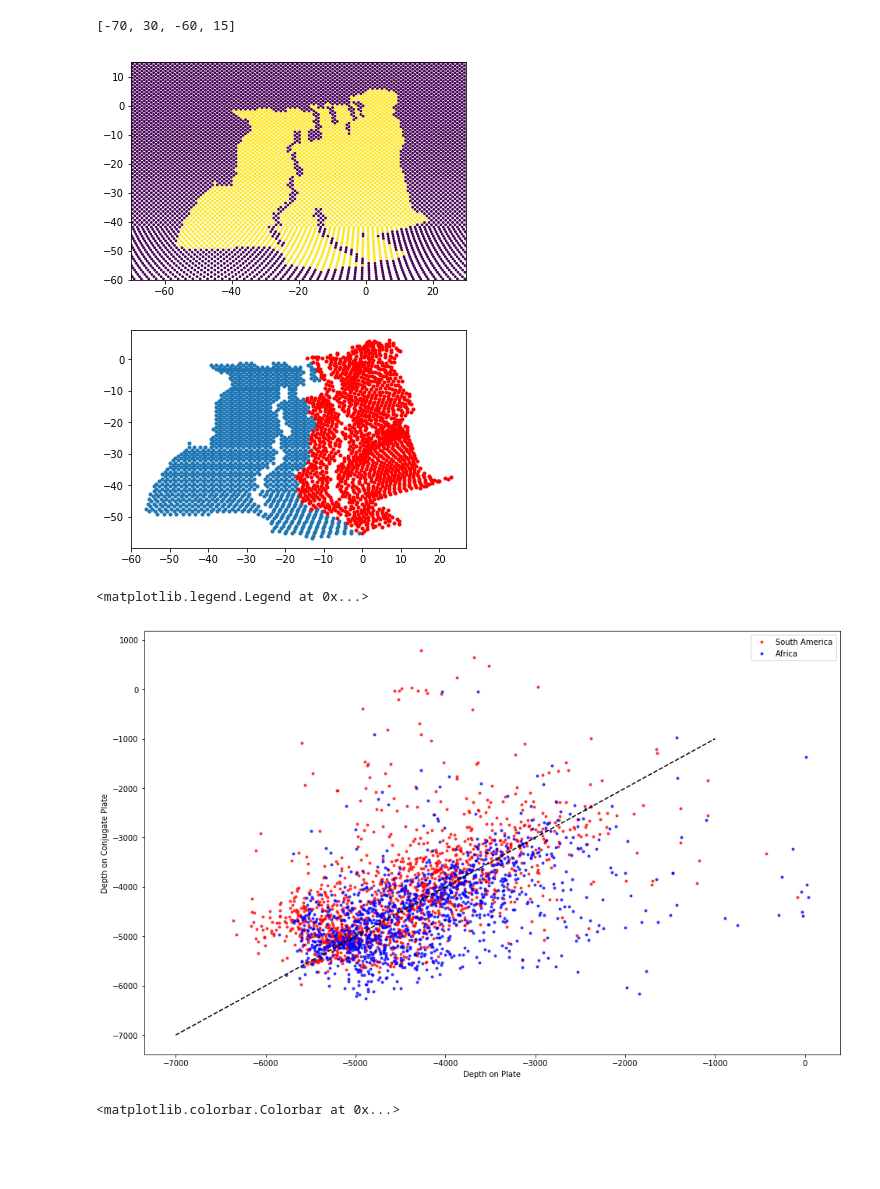
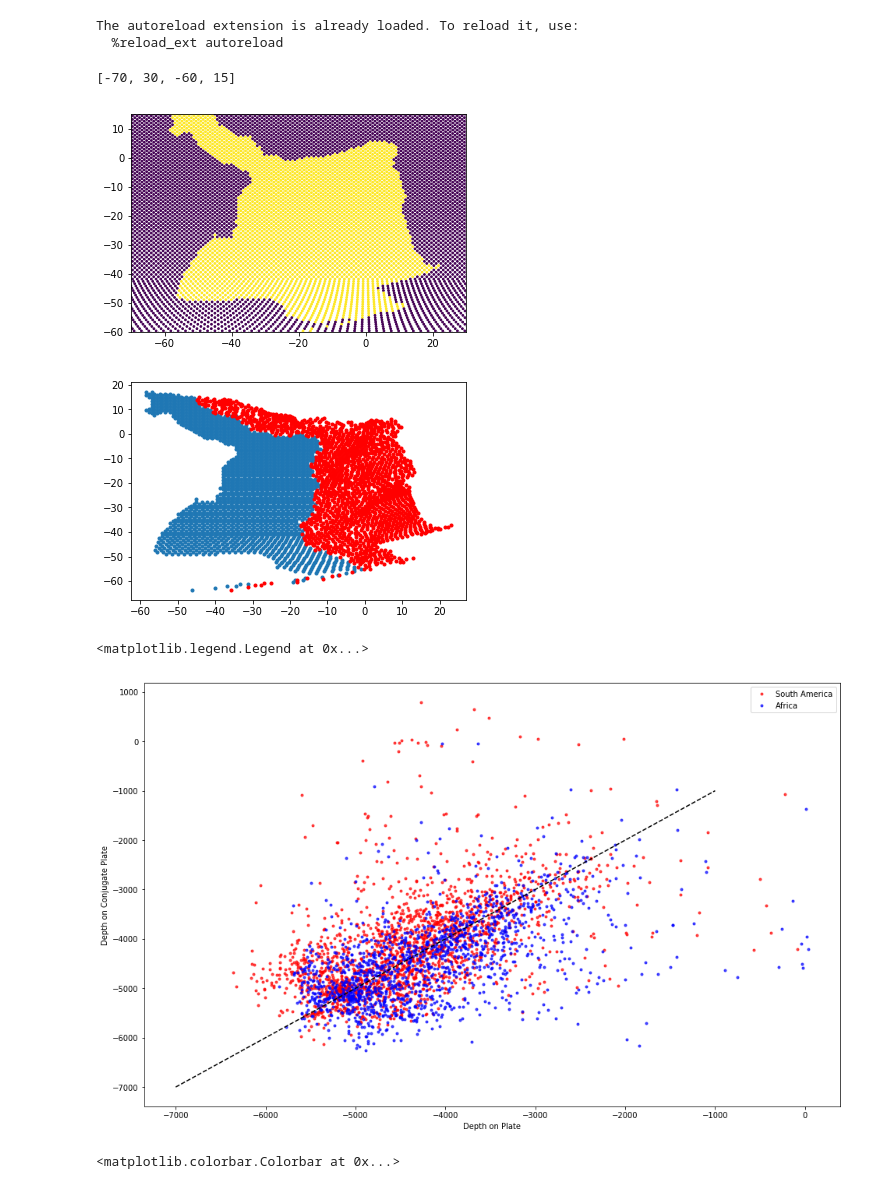
Before and after one commit to siwill22/paleotopography, a Jupyter notebook: dev/paleobathymetry-backtracking.ipynb, the cells around one changed output. Saved outputs shown, nothing was run; the diff lists cells and outputs as text; code cells hidden in the pictures; blank space fills up the shorter version.

Commit message:
use Nicky's static polygons that have conjugate plate ids assigned

```diff
--- a/dev/paleobathymetry-backtracking.ipynb
+++ b/dev/paleobathymetry-backtracking.ipynb
@@ -18,18 +18,24 @@ agegrid = GplatesRaster('../data/agegrid_6m.grd')
 topography = GplatesRaster('../data/ETOPO1_0.1.grd')
 
 rotation_filename = '/Users/Simon/GIT/agegrid-dev/input_files/Rotations/Matthews_etal_GPC_2016_410-0Ma_GK07.rot'
-static_polygon_filename = '/Users/Simon/GIT/agegrid-dev/input_files/StaticPolygons/Muller_etal_AREPS_2016_StaticPolygons_MOD.gpml'
+#static_polygon_filename = '/Users/Simon/GIT/agegrid-dev/input_files/StaticPolygons/Muller_etal_AREPS_2016_StaticPolygons_MOD.gpml'
+static_polygon_filename = '/Users/Simon/GIT/passive_margins/input_data/StaticPolygons/Global_EarthByte_GPlates_PresentDay_StaticPlatePolygons_2015_v1.shp'
+# %% [output]
+The autoreload extension is already loaded. To reload it, use:
+  %reload_ext autoreload
 # %%
 rotation_model = pygplates.RotationModel(rotation_filename)
 features = pygplates.FeatureCollection(static_polygon_filename)
-# %%
-south_atlantic_polygons = []
-
-for feature in features:
-
-    tmp = feature.get_value(pygplates.PropertyName.gpml_conjugate_plate_id) #= 'gpml:conjugatePlateId':
-    if tmp is not None:
-        south_atlantic_polygons.append(feature)
+# %%
+south_atlantic_polygons = []
+
+for feature in features:
+
+    plate_id = feature.get_reconstruction_plate_id()
+    conj_plate_id = feature.get_conjugate_plate_id()
+
+    if plate_id in [201,701] and conj_plate_id in [201,701]:
+        south_atlantic_polygons.append(feature)
 # %%
 equal_area_points = PointDistributionOnSphere(distribution_type='healpix',N=64)
 
@@ -41,7 +47,7 @@ plt.scatter(equal_area_points.longitude,equal_area_points.latitude,c=zval,s=3)
 plt.axis([-70,30,-60,15])
 # %% [output]
 [-70, 30, -60, 15]
-[figure, old version]
+[figure, new version]
 # %%
 import points_spatial_tree
 import points_in_polygons
@@ -75,45 +81,47 @@ def return_conjugate_points(target_plate_id):
             else:
                 conj_plate_id = 201
 
-            #print plate_id
+            #print plate_id, conj_plate_id, point_age
 
-            finite_rotation = rotation_model.get_rotation(float(point_age), int(plate_id), 0, int(conj_plate_id))
+            if not np.isnan(point_age):
 
-            reconstructed_point = finite_rotation * pygplates.PointOnSphere(point)
+                finite_rotation = rotation_model.get_rotation(float(point_age), int(plate_id), 0, int(conj_plate_id))
 
-            points_and_conjugate_points.append([point.to_lat_lon()[1],
-                                                point.to_lat_lon()[0],
-                                                reconstructed_point.to_lat_lon()[1],
-                                                reconstructed_point.to_lat_lon()[0]])
+                reconstructed_point = finite_rotation * pygplates.PointOnSphere(point)
+
+                points_and_conjugate_points.append([point.to_lat_lon()[1],
+                                                    point.to_lat_lon()[0],
+                                                    reconstructed_point.to_lat_lon()[1],
+                                                    reconstructed_point.to_lat_lon()[0]])
 
     return points_and_conjugate_points
 
 points_and_conjugate_points_201 = return_conjugate_points(201)
 points_and_conjugate_points_701 = return_conjugate_points(701)
 
 #print points_and_conjugate_points_701
 
 plt.plot(zip(*points_and_conjugate_points_201)[0],zip(*points_and_conjugate_points_201)[1],'.')
 plt.plot(zip(*points_and_conjugate_points_201)[2],zip(*points_and_conjugate_points_201)[3],'r.')
 plt.show()
 
 point_depth_201 = topography.sample_using_gmt(zip(*points_and_conjugate_points_201)[0],zip(*points_and_conjugate_points_201)[1])
 conj_point_depth_201 = topography.sample_using_gmt(zip(*points_and_conjugate_points_201)[2],zip(*points_and_conjugate_points_201)[3])
 
 point_depth_701 = topography.sample_using_gmt(zip(*points_and_conjugate_points_701)[0],zip(*points_and_conjugate_points_701)[1])
 conj_point_depth_701 = topography.sample_using_gmt(zip(*points_and_conjugate_points_701)[2],zip(*points_and_conjugate_points_701)[3])
 
 plt.figure(figsize=(16,10))
 plt.plot(point_depth_201,conj_point_depth_201,'r.',alpha=0.7)
 plt.plot(point_depth_701,conj_point_depth_701,'b.',alpha=0.7)
 plt.plot([-7000,-1000],[-7000,-1000],'k--')
 plt.xlabel('Depth on Plate')
 plt.ylabel('Depth on Conjugate Plate')
 plt.legend(['South America','Africa'])
 # %% [output]
-[figure, old version]
+[figure, new version]
 <matplotlib.legend.Legend at 0x...>
-[figure, old version]
+[figure, new version]
 # %%
 plt.figure(figsize=(18,5))
 plt.subplot(131)
```
